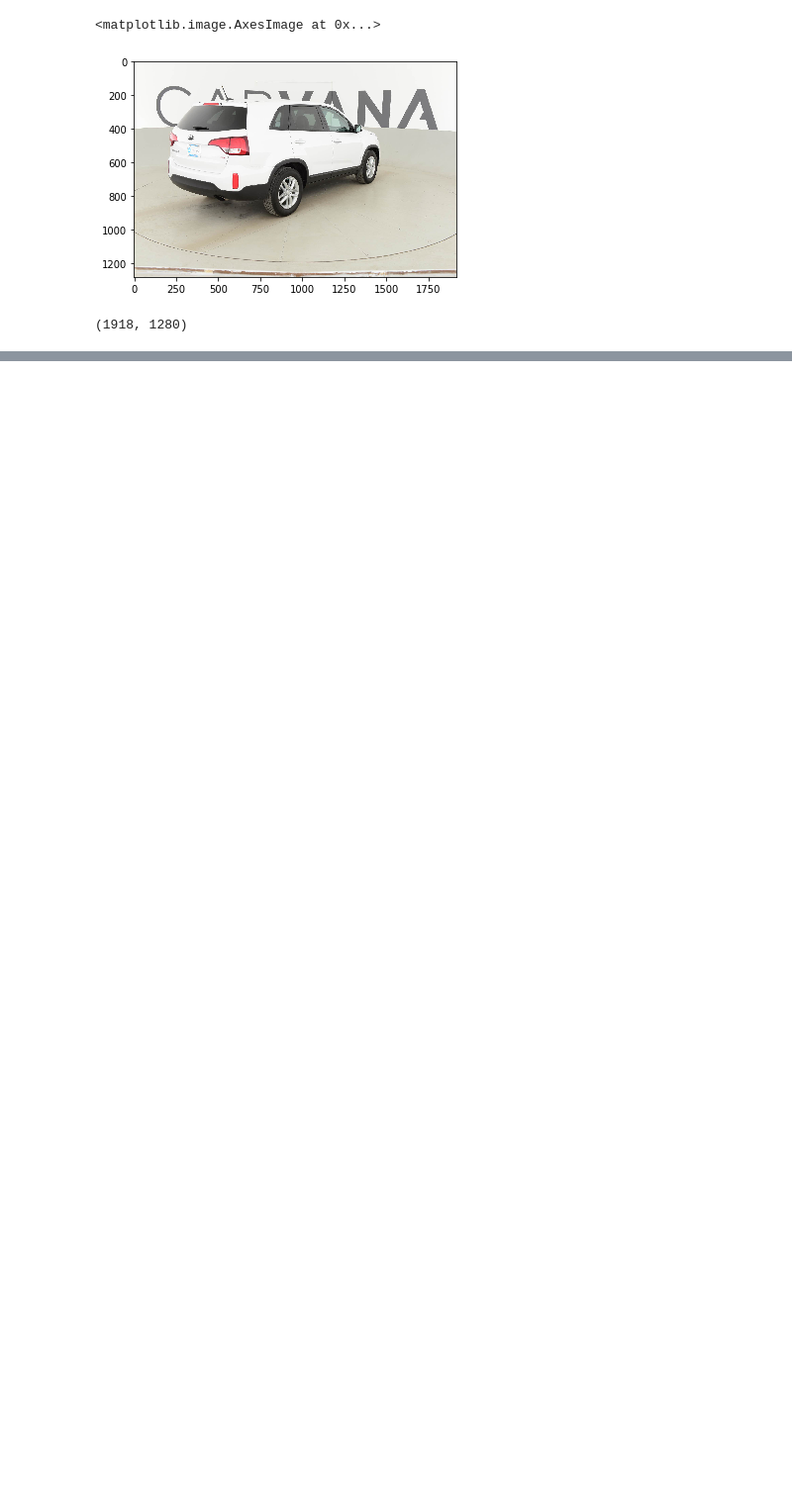
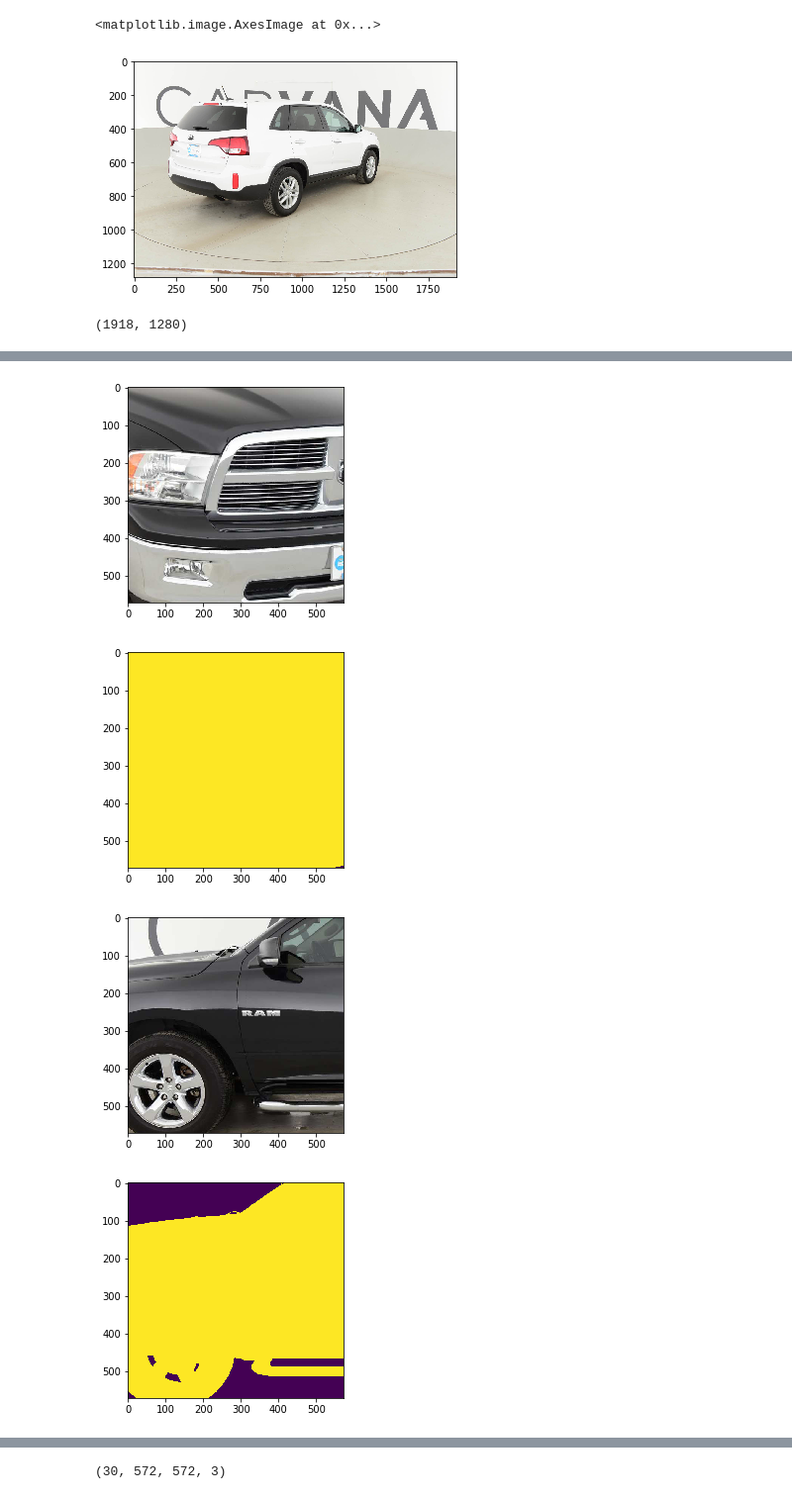
Before and after one commit to SunQpark/Kaggle_Carvana_Image_Segmentation, a Jupyter notebook: Experiments.ipynb, the cells around one changed output, grey strips where cells are left out. Shown: that part at 99% size. Saved outputs shown, nothing was run; the diff lists cells and outputs as text; code cells hidden in the pictures; blank space fills up the shorter version.

```diff
--- a/Experiments.ipynb
+++ b/Experiments.ipynb
@@ -33,0 +44,15 @@ np.sum(a)
+# %%
+from utils.patch_data import load_data
+images, labels = load_data()
+
+for index in range(3):
+
+    plt.imshow(images[index, :, :, :])
+    plt.show()
+    plt.imshow(labels[index, :, :, 0])
+    plt.show()
+# %% [output]
+[figure, added]
+[figure, added]
+[figure, added]
+[figure, added]
@@ -33,0 +61,4 @@ np.sum(a)
+# %%
+images.shape
+# %% [output]
+(30, 572, 572, 3)
```
Also changed, not shown: parts of 8 cells of this notebook, 5 other files.
